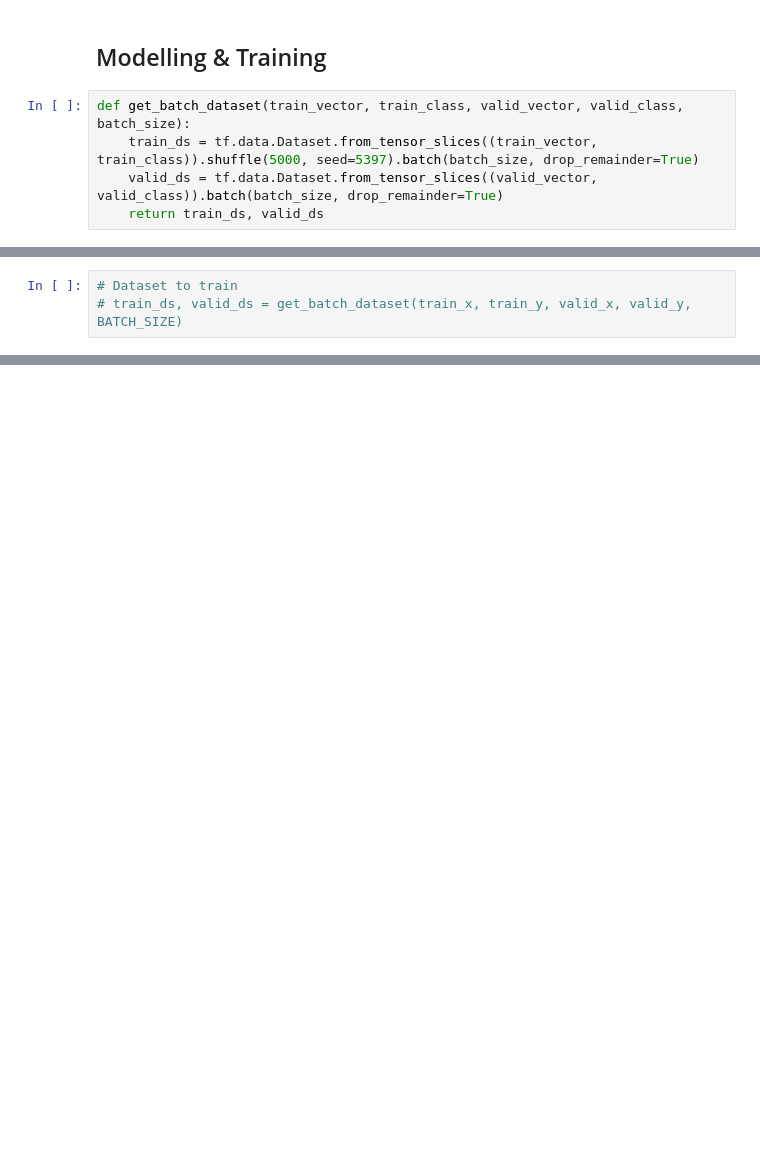
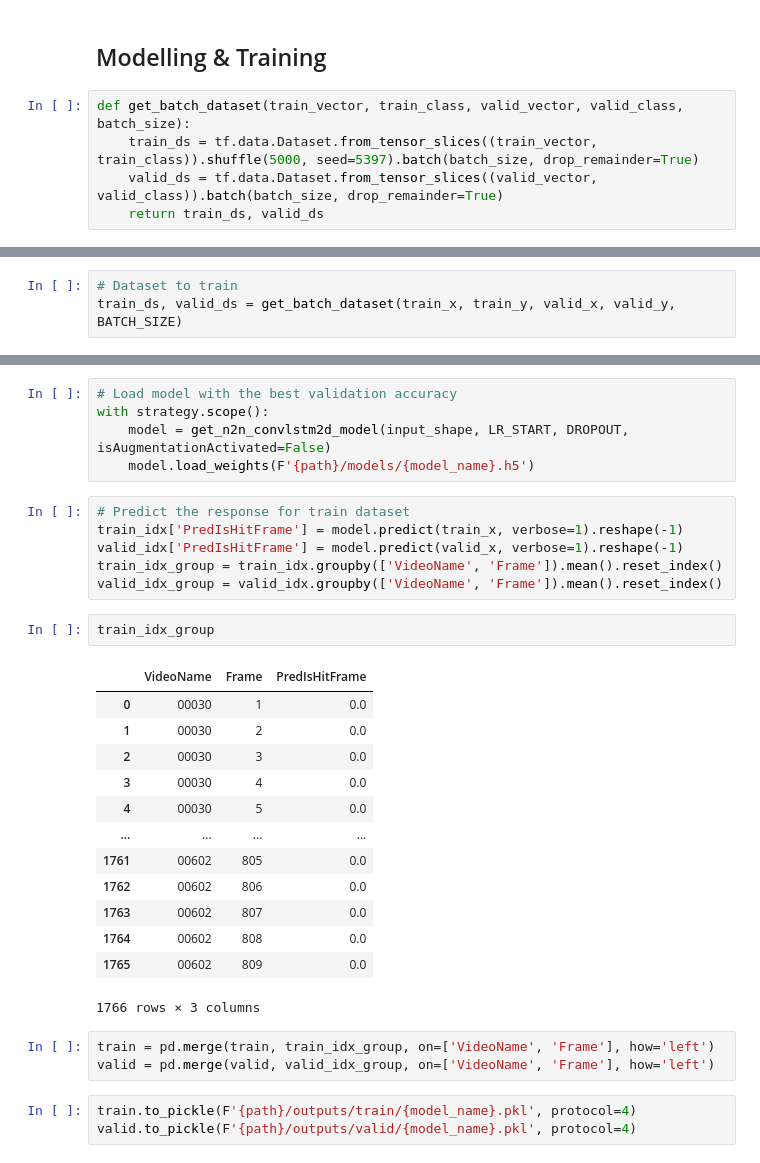
Before and after one commit to siang-chang/aidea-badminton-vision, a Jupyter notebook: src/detection/time_series_many_to_many.ipynb, the cells around one changed output, grey strips where cells are left out. Cells and saved outputs as stored; diff of their text form; blank space fills up the shorter version.

```diff
--- a/src/detection/time_series_many_to_many.ipynb
+++ b/src/detection/time_series_many_to_many.ipynb
@@ -244,6 +256,6 @@ if os.path.exists(F'{path}/models/{model_name}.h5'):
 # %%
 # Dataset to train
-# train_ds, valid_ds = get_batch_dataset(train_x, train_y, valid_x, valid_y, BATCH_SIZE)
+train_ds, valid_ds = get_batch_dataset(train_x, train_y, valid_x, valid_y, BATCH_SIZE)
 # %%
 with strategy.scope():
     model = get_n2n_convlstm2d_model(input_shape, LR_START, DROPOUT, isAugmentationActivated=False)
@@ -289,0 +342,33 @@ InternalError: Failed copying input tensor from /job:localhost/replica:0/task:0/
+# %%
+# Load model with the best validation accuracy
+with strategy.scope():
+    model = get_n2n_convlstm2d_model(input_shape, LR_START, DROPOUT, isAugmentationActivated=False)
+    model.load_weights(F'{path}/models/{model_name}.h5')
+# %%
+# Predict the response for train dataset
+train_idx['PredIsHitFrame'] = model.predict(train_x, verbose=1).reshape(-1)
+valid_idx['PredIsHitFrame'] = model.predict(valid_x, verbose=1).reshape(-1)
+train_idx_group = train_idx.groupby(['VideoName', 'Frame']).mean().reset_index()
+valid_idx_group = valid_idx.groupby(['VideoName', 'Frame']).mean().reset_index()
+# %%
+train_idx_group
+# %% [output]
+|  | VideoName | Frame | PredIsHitFrame |
+| 0 | 00030 | 1 | 0.0 |
+| 1 | 00030 | 2 | 0.0 |
+| 2 | 00030 | 3 | 0.0 |
+| 3 | 00030 | 4 | 0.0 |
+| 4 | 00030 | 5 | 0.0 |
+| ... | ... | ... | ... |
+| 1761 | 00602 | 805 | 0.0 |
+| 1762 | 00602 | 806 | 0.0 |
+| 1763 | 00602 | 807 | 0.0 |
+| 1764 | 00602 | 808 | 0.0 |
+| 1765 | 00602 | 809 | 0.0 |
+1766 rows × 3 columns
+# %%
+train = pd.merge(train, train_idx_group, on=['VideoName', 'Frame'], how='left')
+valid = pd.merge(valid, valid_idx_group, on=['VideoName', 'Frame'], how='left')
+# %%
+train.to_pickle(F'{path}/outputs/train/{model_name}.pkl', protocol=4)
+valid.to_pickle(F'{path}/outputs/valid/{model_name}.pkl', protocol=4)
```
Also changed, not shown: parts of 20 cells of this notebook.
